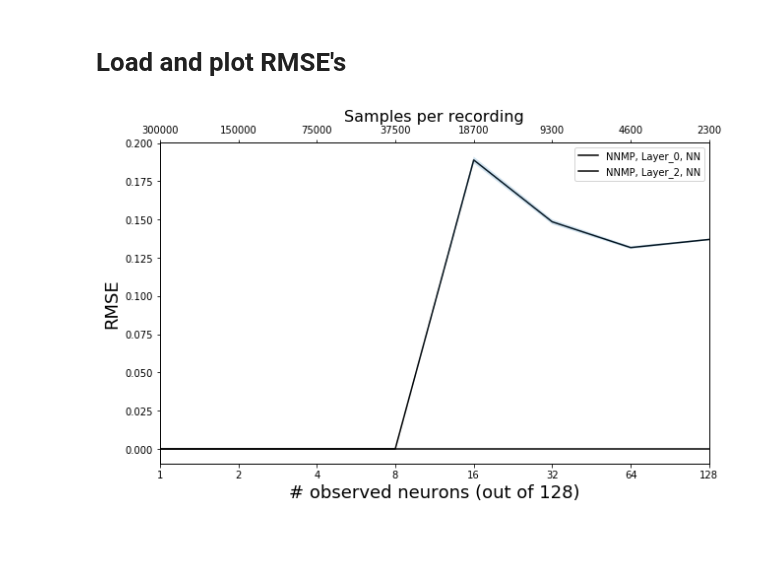
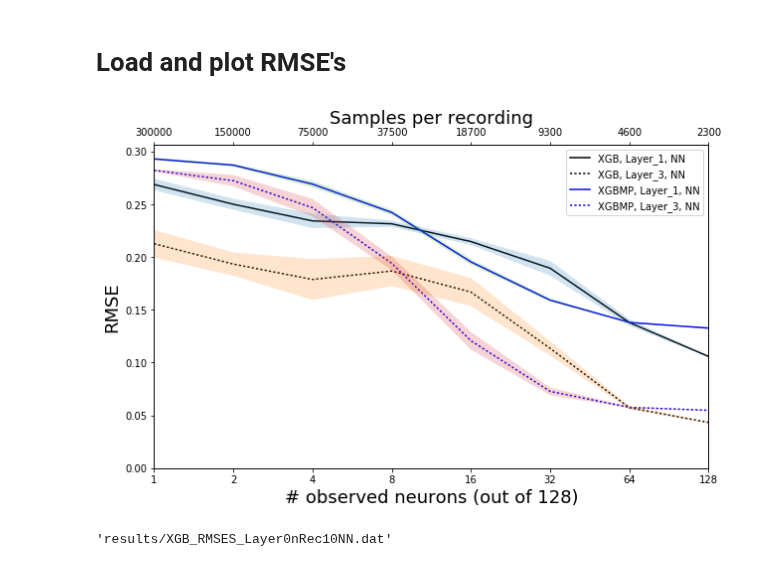
Before and after one commit to striantafillou/partial_recordings, a Jupyter notebook: RE_plot_RMSEs.ipynb, the cells around one changed output. Drawn from its saved outputs; the diff is of its cells as text; code cells hidden in the pictures; blank space fills up the shorter version.

Commit message:
added xgboost mean prediction

```diff
--- a/RE_plot_RMSEs.ipynb
+++ b/RE_plot_RMSEs.ipynb
@@ -6,7 +6,7 @@ import matplotlib.pyplot as pl
 import numpy as np
 import pickle
 
-figName = 'figures/RMSEs_MP'
+figName = 'figures/RMSEs_MP_vs_XGBMP'
 x = [2**x for x in range(8)]
 x = range(len(x))
 fig = pl.figure(figsize=(10,6))
@@ -15,45 +15,49 @@ ax1.set_xlim([0, len(x)-1])
 ax2 = ax1.twiny()
 
 
-networks =['NN', 'DNN']
+networks =['NN']
 layers =[0,1,2,3]
 nRecordings =10
-methods =['NNMP']
+methods =['XGB', 'XGBMP']
 lstyles =['-',  '--', ':']
 colors =['k', 'b', 'r', 'g', 'm', 'c']
 
 for iMethod in range(len(methods)):
     for iNetwork in range(len(networks)):
-        for iLayer in range(0, len(layers), 2):
-            fName = 'results/' + methods[iMethod] + '_RMSES_Layer' + str(iLayer) + 'nRec' +
+        for iLayer in range(0,len(layers), 2):
+            fName = 'results/' + methods[iMethod] + '_RMSES_Layer' + str(iLayer) + 'nRec' + \
                     str(nRecordings) + networks[iNetwork] + '.dat'
             with open(fName,'rb') as f:
                 rmses = pickle.load(f)
             f.close()
-            y = np.mean(np.median(rmses, axis=1), axis=0)
+            y = np.mean(np.mean(rmses, axis=1), axis=0)
             error = np.std(np.mean(rmses, axis=1), axis=0)
-            ax1.plot(x, y, label=methods[iMethod]+', Layer_'+ str(iLayer) + ', ' + networks[iNetwork],
-                     color=colors[iMethod],linestyle=lstyles[iNetwork])
-            pl.fill_between(x, y-error, y+error, alpha=0.2)
+            ax1.plot(x, y, label=methods[iMethod]+', Layer_'+ str(iLayer+1) + ', ' + networks[iNetwork],
+                     color=colors[iMethod],linestyle=lstyles[iLayer])
+            pl.fill_between(x, y-error, y+error, alpha=0.2, )
 
 
 legend = ax1.legend(loc='upper right', shadow=False)
 ax1.set_xlabel('# observed neurons (out of 128)', fontsize=18)
 ax2.set_xlabel('Samples per recording',  fontsize=18)
 
 
 ax2.set_xlim(ax1.get_xlim())
 ax1.set_xticklabels( [2**x for x in range(8)])
 nSamples = np.divide(int(30000/nRecordings),[2**x for x in range(8)])*100
 
 ax2.set_xticklabels(nSamples)
 ax1.set_ylabel('RMSE', fontsize=18)
 yl = ax1.get_ylim()
-#ax1.set_ylim([0, yl[1]])
+ax1.set_ylim([0, yl[1]])
 #ax1.set_ylim([0, .5])
 
 pl.draw()
 pl.savefig(figName +'.pdf', format='pdf')
 pl.savefig(figName +'.eps', format='eps', dpi=1000)
 # %% [output]
-[figure, old version]
+[figure, new version]
+# %%
+fName
+# %% [output]
+'results/XGB_RMSES_Layer0nRec10NN.dat'
```
Also changed, not shown: parts of 1 cell of this notebook, 6 other files.
